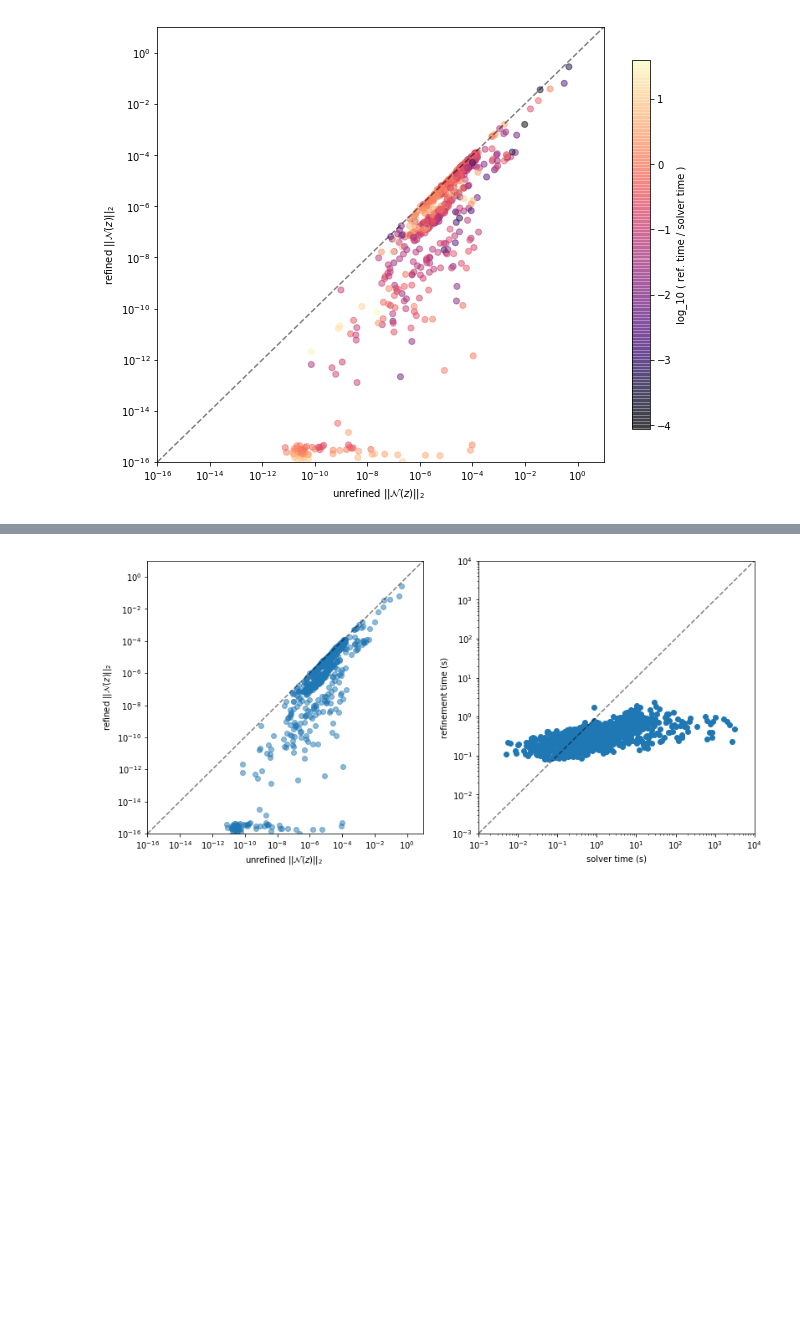
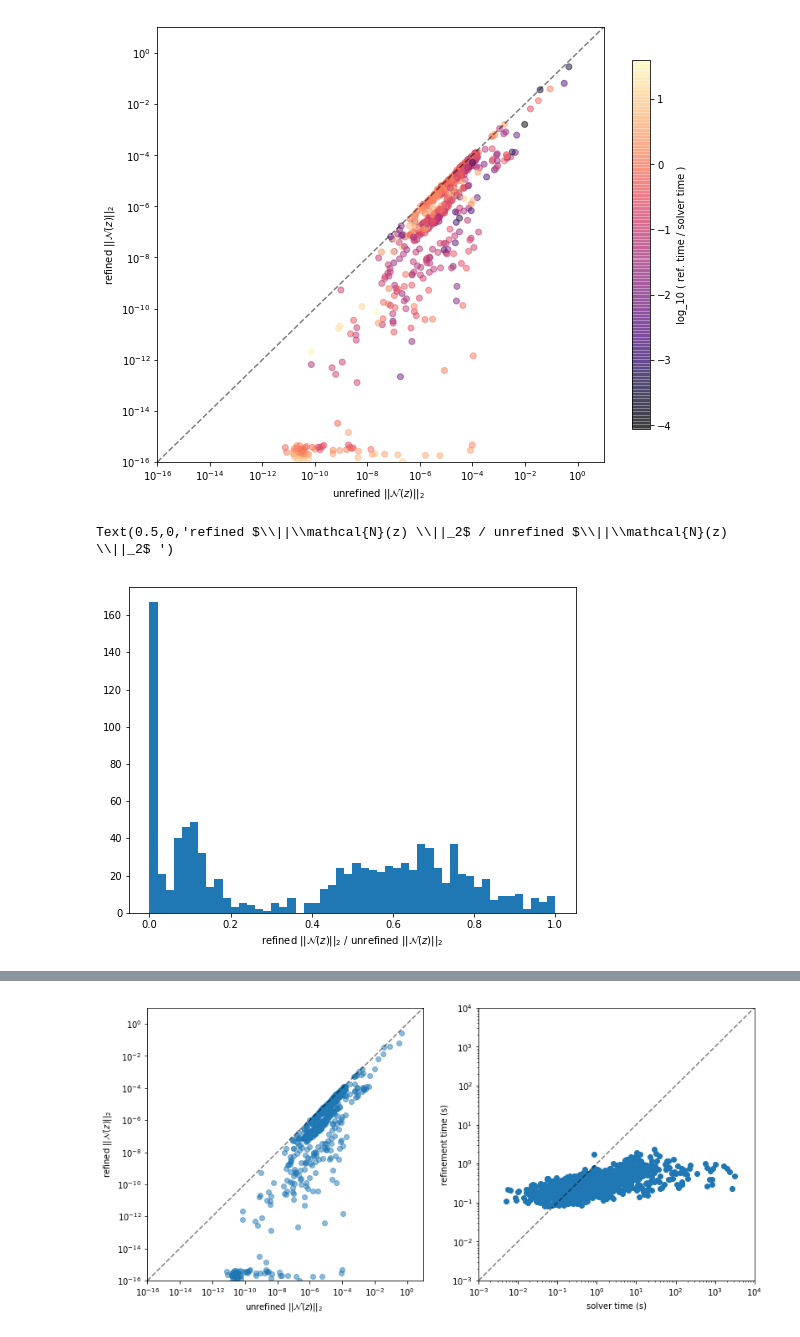
Before and after one commit to cvxgrp/cone_prog_refine, a Jupyter notebook: examples/experiments.ipynb, the cells around one changed output, grey strips where cells are left out. Cells and saved outputs as stored; diff of their text form; code cells hidden in the pictures; blank space fills up the shorter version.

```diff
--- a/examples/experiments.ipynb
+++ b/examples/experiments.ipynb
@@ -176,3 +173,10 @@ left.set_ylim([EPS, 10.])
 plt.savefig('comparison.png')
 # %% [output]
 [figure]
+# %%
+plt.figure(figsize=(8,6))
+plt.hist(refined_Nzs / unrefined_Nzs, bins = 50)
+plt.xlabel('refined $\||\mathcal{N}(z) \||_2$ / unrefined $\||\mathcal{N}(z) \||_2$ ')
+# %% [output]
+Text(0.5,0,'refined $\\||\\mathcal{N}(z) \\||_2$ / unrefined $\\||\\mathcal{N}(z) \\||_2$ ')
+[figure, added]
```
Also changed, not shown: parts of 9 cells of this notebook, 2 other files.
